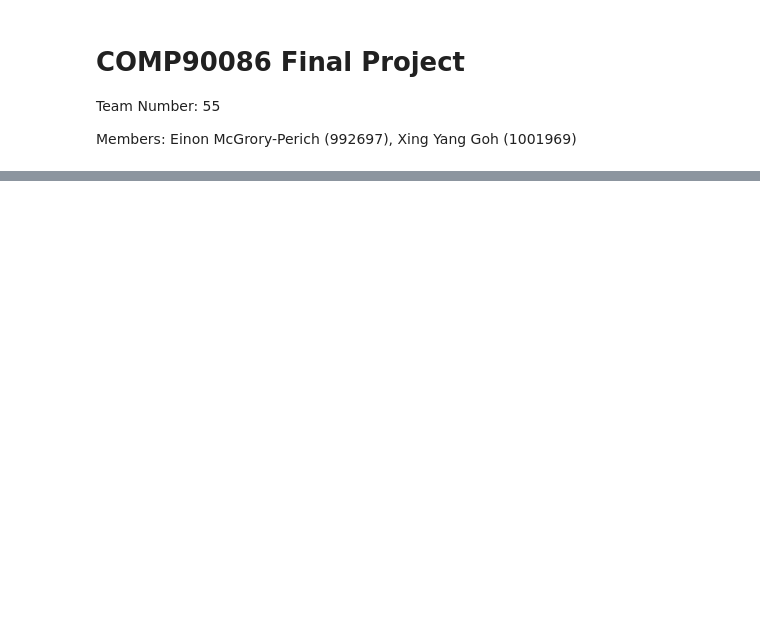
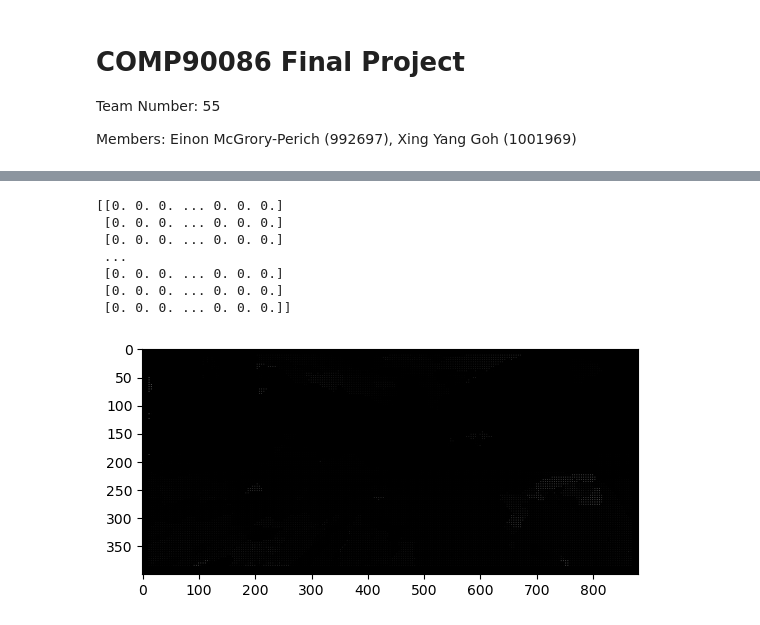
Before and after one commit to Neva-Y/Disparity-Image, a Jupyter notebook: Final-Project.ipynb, the cells around one changed output, grey strips where cells are left out. Drawn from its saved outputs; the diff is of its cells as text; code cells hidden in the pictures; blank space fills up the shorter version.

Commit message:
Disparity mapping

```diff
--- a/Final-Project.ipynb
+++ b/Final-Project.ipynb
@@ -172,0 +208,36 @@ Text(0.5, 1.0, 'SSD')
+# %%
+# Optimised disparity image calcualtion
+h,w = img_l_grey.shape
+calc_disp = np.zeros((h,w))
+step_size = 4
+
+for row_index in range(boundary_size, len(img_l_grey)-boundary_size, step_size):
+    row = img_l_grey[row_index]
+
+    # Should be the full bounds, but takes a very long time, consider using tensor operations on rows
+    for col_index_left in range(boundary_size, len(row)-boundary_size, step_size):
+        patch_l = img_l[row_index-boundary_size:row_index+boundary_size, col_index_left-boundary_size:col_index_left+boundary_size]
+        min_error = math.inf
+        for col_index_right in range(boundary_size, len(row)-boundary_size, boundary_size//3):
+
+            patch_r = img_r[row_index-boundary_size:row_index+boundary_size, col_index_right-boundary_size:col_index_right+boundary_size]
+            ssd_error = np.sum((patch_l - patch_r)**2)
+
+            if min_error > ssd_error:
+                min_error = ssd_error
+                min_col_index = col_index_right
+
+        calc_disp[row_index][col_index_left] = abs(min_col_index - col_index_left)
+
+plt.imshow(calc_disp, cmap='gray')
+plt.savefig('disparity.png')
+print(calc_disp)
+# %% [output]
+[[0. 0. 0. ... 0. 0. 0.]
+ [0. 0. 0. ... 0. 0. 0.]
+ [0. 0. 0. ... 0. 0. 0.]
+ ...
+ [0. 0. 0. ... 0. 0. 0.]
+ [0. 0. 0. ... 0. 0. 0.]
+ [0. 0. 0. ... 0. 0. 0.]]
+[figure, added]
```
Also changed, not shown: parts of 4 cells of this notebook, 1 other file.
